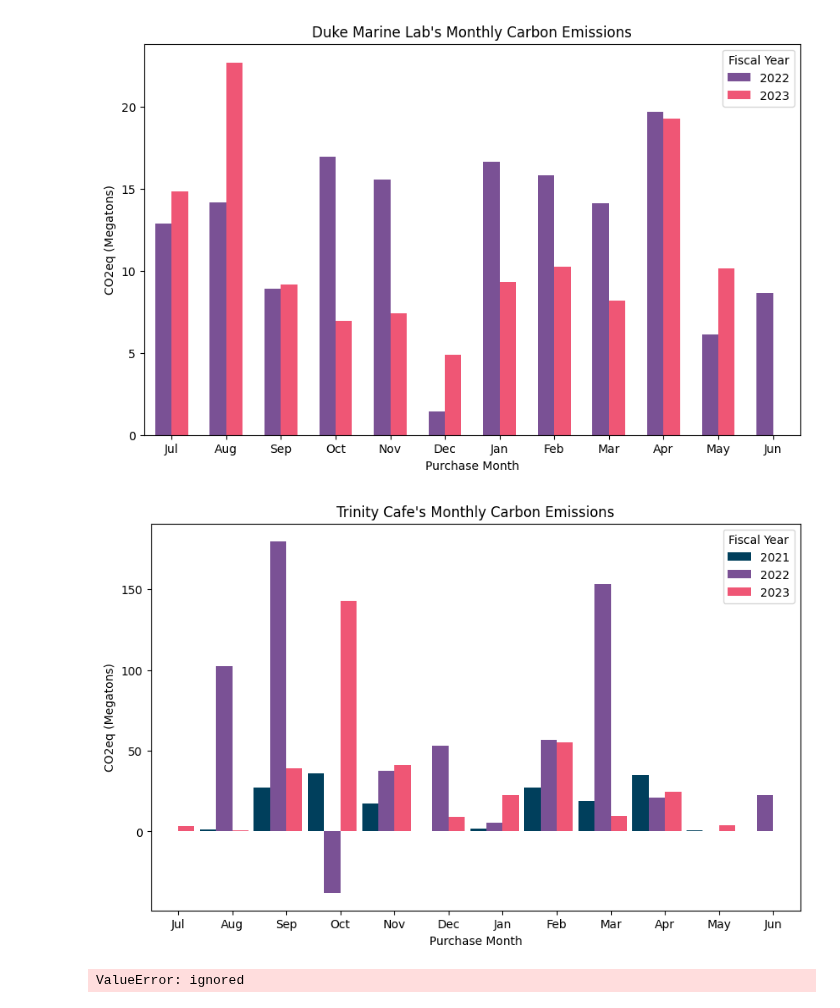
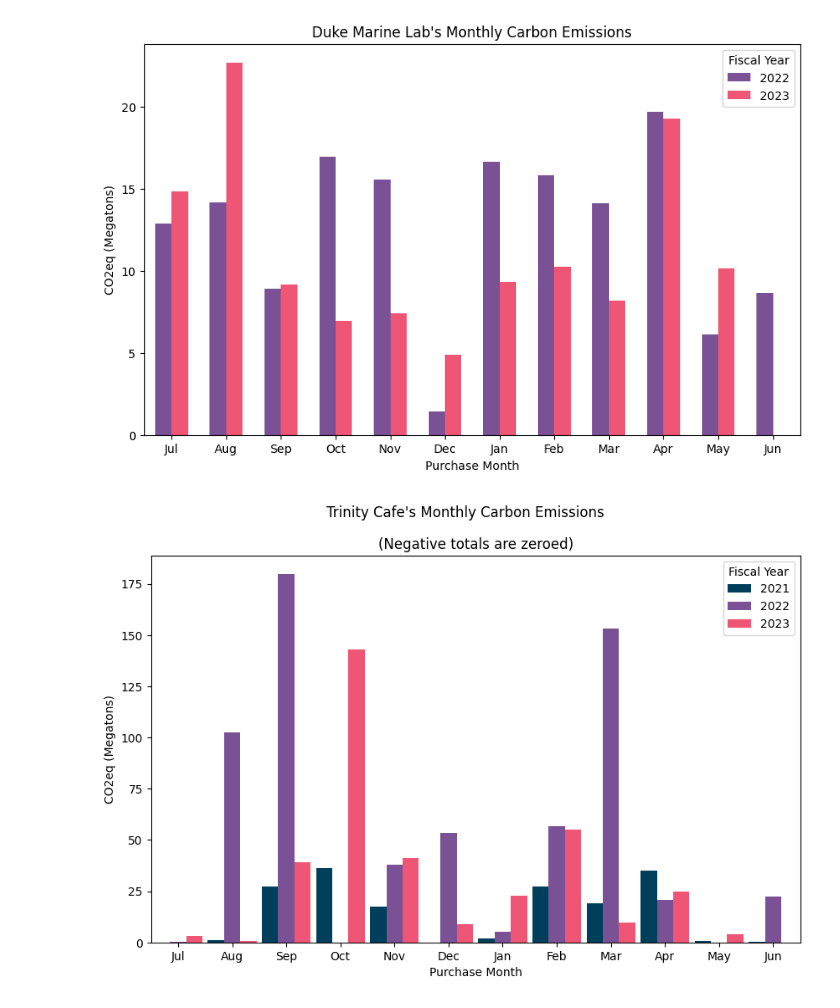
Before and after one commit to ethansong206/Climate-Plus-Project, a Jupyter notebook: DataCleaning.ipynb, the cells around one changed output. Cells and saved outputs as stored; diff of their text form; code cells hidden in the pictures.

Commit message:
More analysis on purchasing/emissions trends. Find out why October 2022 is net negative

```diff
--- a/DataCleaning.ipynb
+++ b/DataCleaning.ipynb
@@ -1071,37 +1071,41 @@ plt.show()
 metrics_trinity = df_trinity.groupby(['Fiscal Year', 'Purchase Month'])['CO2e(kg)'].sum() / 1000
 years_trinity = df_trinity['Fiscal Year'].unique()
 template = pd.MultiIndex.from_product([years_trinity, purchase_months], names=['Fiscal Year', 'Purchase Month']).to_frame(index=False)
 metrics_filled_trinity = pd.merge(template, metrics_trinity, on=['Fiscal Year', 'Purchase Month'], how='left').fillna(0)
 metrics_filled_trinity = metrics_filled_trinity[metrics_filled_trinity['Fiscal Year'] != '2020']
+
+negative_emissions = metrics_filled_trinity['CO2e(kg)'] < 0
+metrics_filled_trinity.loc[negative_emissions, 'CO2e(kg)'] = 0
+
 color_map = {year: color for year, color in zip(years_trinity, bar_colors)}
 year_gap = 0.3
 bar_width = .9 / len(years_trinity)
 missing_bars = len(purchase_months) - len(metrics_filled_trinity['Purchase Month'].unique())
 bar_positions = np.arange(len(purchase_months) + missing_bars) + 1 * bar_width
 fig_trinity, ax_trinity = plt.subplots(figsize=(10, 6))
 for i, year in enumerate(years_trinity):
     data = metrics_filled_trinity.loc[metrics_filled_trinity['Fiscal Year'] == year, 'CO2e(kg)']
     if len(data) == 0:
         continue
-    year_offset = (i - len(years_trinity) / 2) * year_gap
+    year_offset = (i - len(years_trinity) / 3) * year_gap
     ax_trinity.bar(bar_positions + year_offset, data, width=bar_width, color=color_map[year], label=year)
 ax_trinity.set_xlabel('Purchase Month')
 ax_trinity.set_ylabel('CO2eq (Megatons)')
-ax_trinity.set_title('Trinity Cafe\'s Monthly Carbon Emissions')
+fig_trinity.suptitle('Trinity Cafe\'s Monthly Carbon Emissions')
+ax_trinity.set_title('(Negative totals are zeroed)')
 ax_trinity.legend(title='Fiscal Year')
 plt.xlim(bar_positions[0] - .5, bar_positions[-1] + .5)
 plt.xticks(bar_positions, purchase_months)
 month_names = [calendar.month_abbr[month] for month in purchase_months]
 plt.xticks(bar_positions, month_names)
 plt.show()
 
 #more negative values, make visualization not great.
 #second peak in spending doesn't make sense, why march?
 #why so much lower in 2023? marketplace more reliable so less use of equivalency?
 #consistently low in emisisons, with exceptions of the peaks
 # %% [output]
-[figure, old version]
+[figure, new version]
-ValueError: ignored
 # %%
 #@title Freeman Center Monthly
 metrics_freeman = df_freeman.groupby(['Fiscal Year', 'Purchase Month'])['CO2e(kg)'].sum() / 1000
```
Also changed, not shown: parts of 7 cells of this notebook.
